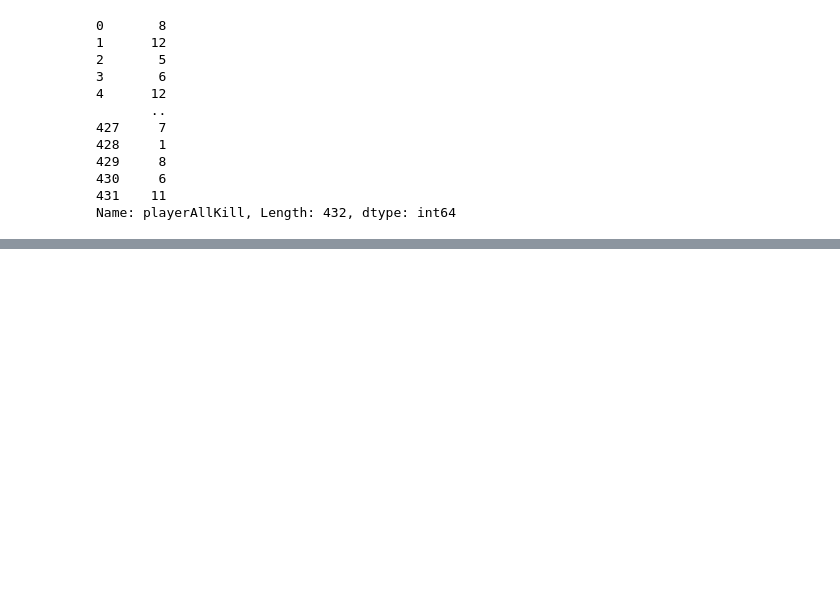
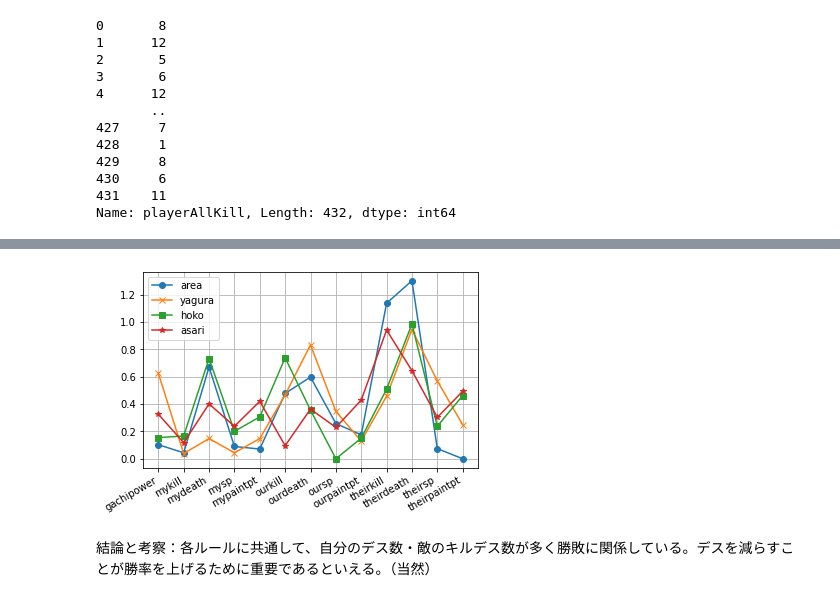
Before and after one commit to ichi-a00/google_colab, a Jupyter notebook: ikawidget2.ipynb, the cells around one changed output, grey strips where cells are left out. Cells and saved outputs as stored; diff of their text form; code cells hidden in the pictures; blank space fills up the shorter version.

```diff
--- a/ikawidget2.ipynb
+++ b/ikawidget2.ipynb
@@ -337,0 +340,7 @@ testdata
+# %%
+areadata = areadata.drop(["game","stage","battletime"],axis=1)
+yaguradata = yaguradata.drop(["game","stage","battletime"],axis=1)
+hokodata = hokodata.drop(["game","stage","battletime"],axis=1)
+asaridata = asaridata.drop(["game","stage","battletime"],axis=1)
+
+alldata = testdata.drop(["game","stage","battletime"],axis=1)
@@ -337,0 +349,8 @@ testdata
+# %%
+rules = [areadata, yaguradata, hokodata, asaridata, alldata]
+# %%
+import sklearn.tree as tree
+from sklearn.model_selection import train_test_split
+from sklearn.metrics import accuracy_score
+
+clf = tree.DecisionTreeClassifier(max_depth=10)
@@ -337,0 +456,16 @@ testdata
+# %%
+fig, ax = plt.subplots()
+plt.grid()
+xrange = range(len(area_importances))
+ax.plot(xrange,area_importances,marker = 'o',label="area")
+ax.plot(xrange,yagura_importances, marker='x',label="yagura")
+ax.plot(xrange,hoko_importances,marker = 's',label="hoko")
+ax.plot(xrange,asari_importances, marker='*',label="asari")
+plt.legend()
+plt.xticks(xrange,train_x.columns)
+fig.autofmt_xdate() # make space for and rotate the x-axis tick labels
+plt.show()
+# %% [output]
+[figure, added]
+# %% [markdown]
+結論と考察：各ルールに共通して、自分のデス数・敵のキルデス数が多く勝敗に関係している。デスを減らすことが勝率を上げるために重要であるといえる。（当然）
```
Also changed, not shown: parts of 14 cells of this notebook.
